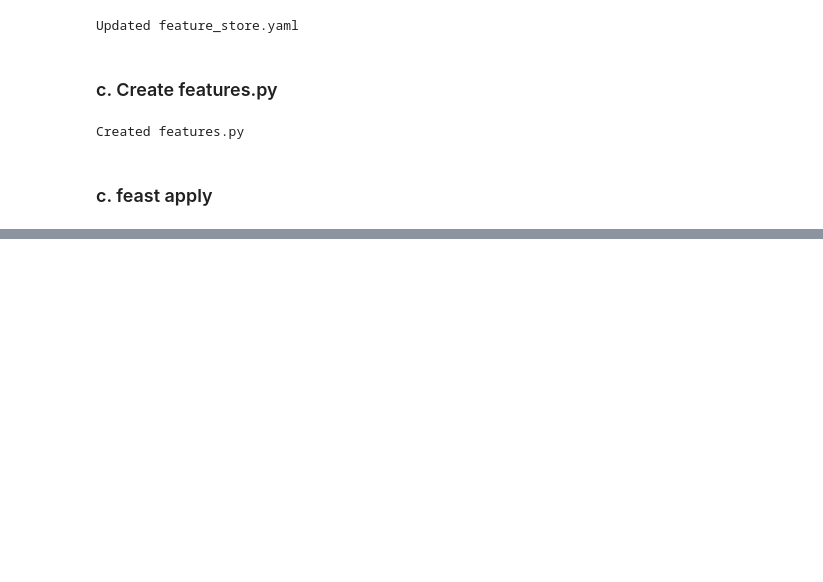
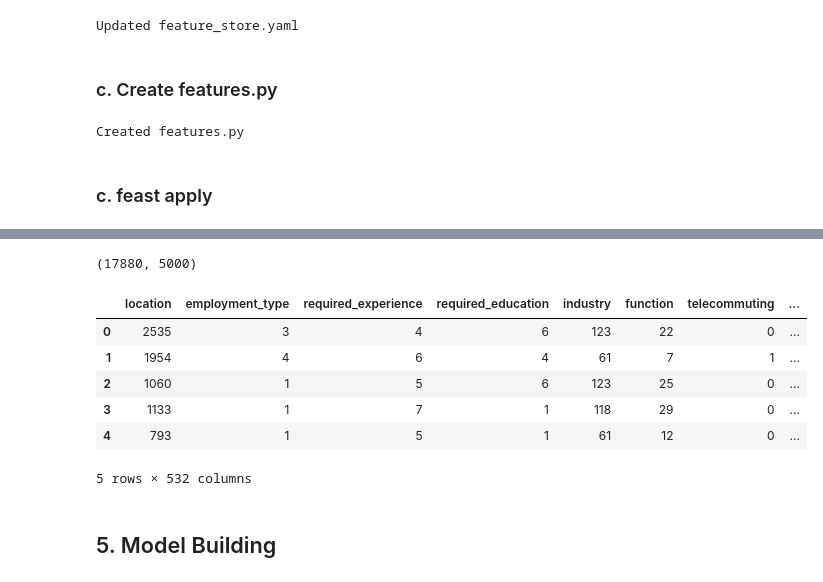
Before and after one commit to wisdom196473/Fraudulent-Job-Posting-Detection-MLOps, a Jupyter notebook: FinalProject.ipynb, the cells around one changed output, grey strips where cells are left out. Saved outputs shown, nothing was run; the diff lists cells and outputs as text; code cells hidden in the pictures; blank space fills up the shorter version.

```diff
--- a/FinalProject.ipynb
+++ b/FinalProject.ipynb
@@ -631,0 +735,34 @@ Created sqlite table job_project_job_text_features_view
+# %%
+# Initialize the vectorizer
+tfidf_vectorizer = TfidfVectorizer(max_features=5000)
+
+X_tfidf = tfidf_vectorizer.fit_transform(training_data_df['cleaned_combined_text'])
+
+# Feature names
+feature_names = tfidf_vectorizer.get_feature_names_out()
+
+# Convert to DataFrame (optional)
+tfidf_df = pd.DataFrame(X_tfidf.toarray(), columns=feature_names)
+# %%
+tfidf_df.shape
+# %% [output]
+(17880, 5000)
+# %%
+# SVD to reduce dimensionality
+svd = TruncatedSVD(n_components=500)
+X_tfidf_reduced = svd.fit_transform(X_tfidf)
+tfidf_df_reduced = pd.DataFrame(X_tfidf_reduced, columns=[f'svd_{i}' for i in range(500)])
+# %%
+training_data_df = training_data_df.drop(columns=['cleaned_combined_text', 'pos_features'])
+# %%
+training_data_with_tfidf = pd.concat([training_data_df.reset_index(drop=True), tfidf_df_reduced], axis=1)
+# %%
+training_data_with_tfidf.head()
+# %% [output]
+|  | location | employment_type | required_experience | required_education | industry | function | telecommuting | ... |
+| 0 | 2535 | 3 | 4 | 6 | 123 | 22 | 0 | ... |
+| 1 | 1954 | 4 | 6 | 4 | 61 | 7 | 1 | ... |
+| 2 | 1060 | 1 | 5 | 6 | 123 | 25 | 0 | ... |
+| 3 | 1133 | 1 | 7 | 1 | 118 | 29 | 0 | ... |
+| 4 | 793 | 1 | 5 | 1 | 61 | 12 | 0 | ... |
+5 rows × 532 columns
@@ -631,0 +772,2 @@ Created sqlite table job_project_job_text_features_view
+# %% [markdown]
+## 5. Model Building
```
Also changed, not shown: parts of 20 cells of this notebook.
